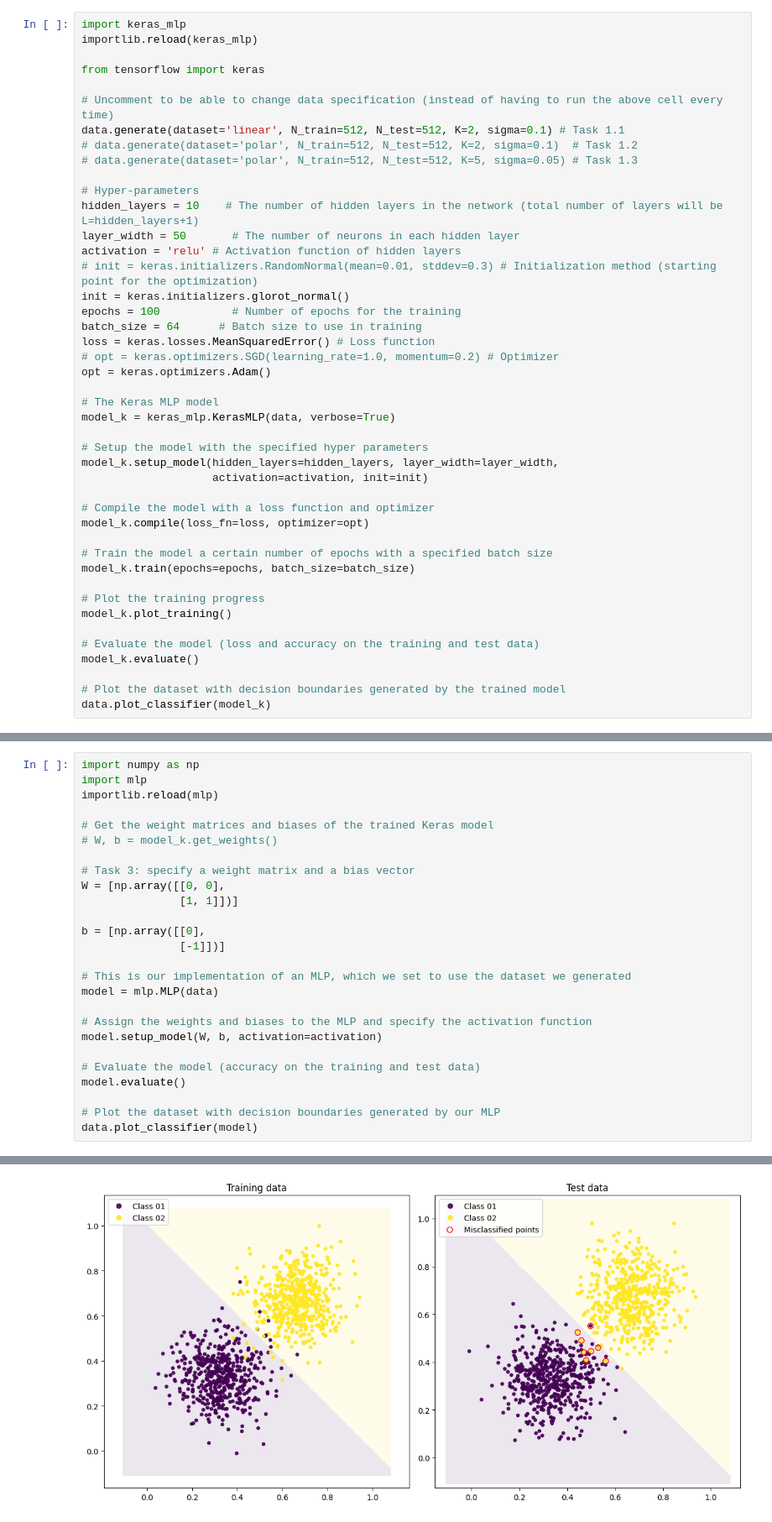
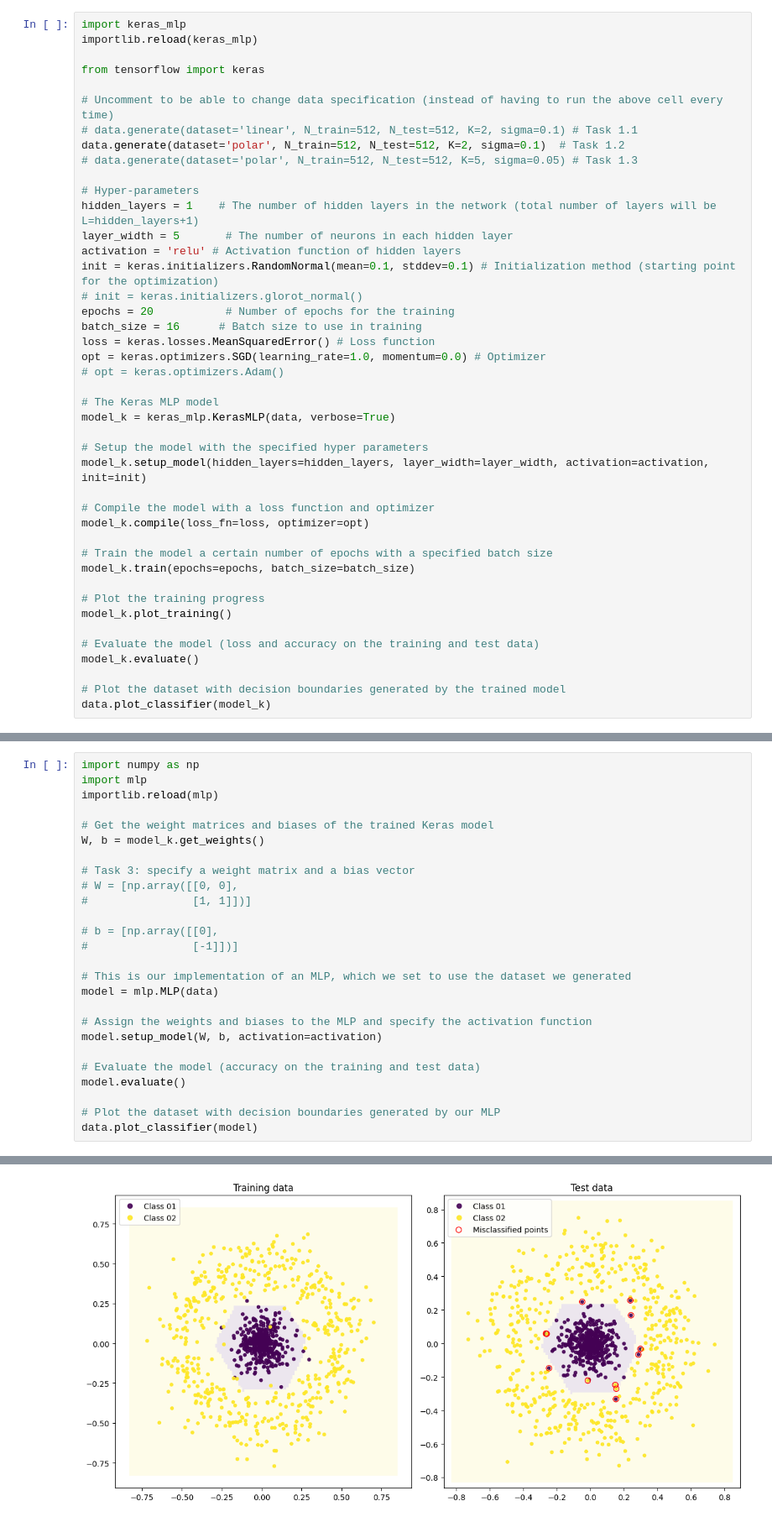
Before and after one commit to Djurson/TNM112, a Jupyter notebook: Lab1/lab01.ipynb, the cells around one changed output, grey strips where cells are left out. Shown at 84% size. Cells and saved outputs as stored; diff of their text form.

```diff
--- a/Lab1/lab01.ipynb
+++ b/Lab1/lab01.ipynb
@@ -65,28 +65,27 @@ importlib.reload(keras_mlp)
 from tensorflow import keras
 
 # Uncomment to be able to change data specification (instead of having to run the above cell every time)
-data.generate(dataset='linear', N_train=512, N_test=512, K=2, sigma=0.1) # Task 1.1
-# data.generate(dataset='polar', N_train=512, N_test=512, K=2, sigma=0.1)  # Task 1.2
+# data.generate(dataset='linear', N_train=512, N_test=512, K=2, sigma=0.1) # Task 1.1
+data.generate(dataset='polar', N_train=512, N_test=512, K=2, sigma=0.1)  # Task 1.2
 # data.generate(dataset='polar', N_train=512, N_test=512, K=5, sigma=0.05) # Task 1.3
 
 # Hyper-parameters
-hidden_layers = 10    # The number of hidden layers in the network (total number of layers will be L=hidden_layers+1)
-layer_width = 50       # The number of neurons in each hidden layer
+hidden_layers = 1    # The number of hidden layers in the network (total number of layers will be L=hidden_layers+1)
+layer_width = 5       # The number of neurons in each hidden layer
 activation = 'relu' # Activation function of hidden layers
-# init = keras.initializers.RandomNormal(mean=0.01, stddev=0.3) # Initialization method (starting point for the optimization)
-init = keras.initializers.glorot_normal()
-epochs = 100           # Number of epochs for the training
-batch_size = 64      # Batch size to use in training
+init = keras.initializers.RandomNormal(mean=0.1, stddev=0.1) # Initialization method (starting point for the optimization)
+# init = keras.initializers.glorot_normal()
+epochs = 20           # Number of epochs for the training
+batch_size = 16      # Batch size to use in training
 loss = keras.losses.MeanSquaredError() # Loss function
-# opt = keras.optimizers.SGD(learning_rate=1.0, momentum=0.2) # Optimizer
-opt = keras.optimizers.Adam()
+opt = keras.optimizers.SGD(learning_rate=1.0, momentum=0.0) # Optimizer
+# opt = keras.optimizers.Adam()
 
 # The Keras MLP model
 model_k = keras_mlp.KerasMLP(data, verbose=True)
 
 # Setup the model with the specified hyper parameters
-model_k.setup_model(hidden_layers=hidden_layers, layer_width=layer_width,
-                    activation=activation, init=init)
+model_k.setup_model(hidden_layers=hidden_layers, layer_width=layer_width, activation=activation, init=init)
 
 # Compile the model with a loss function and optimizer
 model_k.compile(loss_fn=loss, optimizer=opt)
@@ -179,14 +168,14 @@ import mlp
 importlib.reload(mlp)
 
 # Get the weight matrices and biases of the trained Keras model
-# W, b = model_k.get_weights()
+W, b = model_k.get_weights()
 
 # Task 3: specify a weight matrix and a bias vector
-W = [np.array([[0, 0],
-               [1, 1]])]
+# W = [np.array([[0, 0],
+#                [1, 1]])]
 
-b = [np.array([[0],
-               [-1]])]
+# b = [np.array([[0],
+#                [-1]])]
 
 # This is our implementation of an MLP, which we set to use the dataset we generated
 model = mlp.MLP(data)
@@ -212 +201 @@ Model performance:
-[figure, old version]
+[figure, new version]
```
Also changed, not shown: parts of 3 cells of this notebook, 1 other file.
